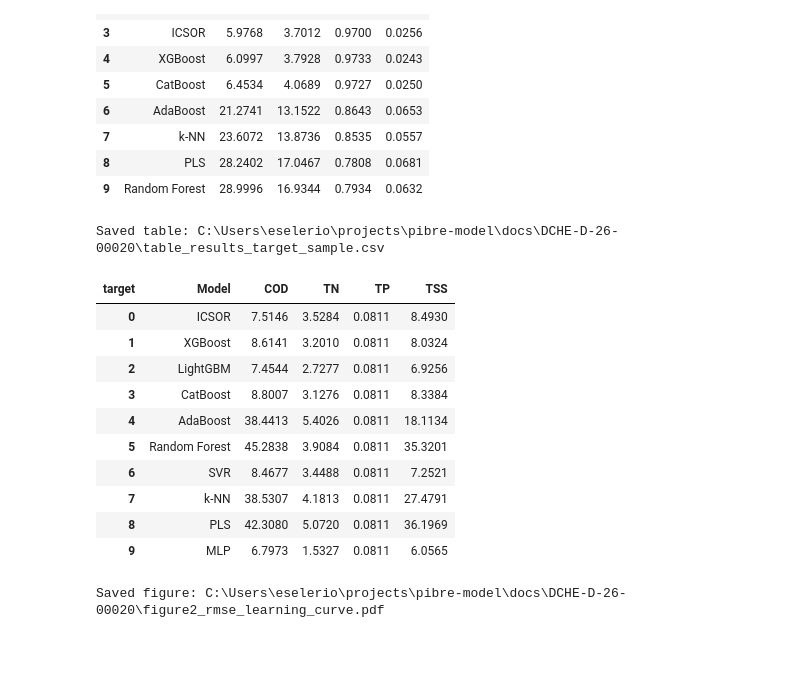
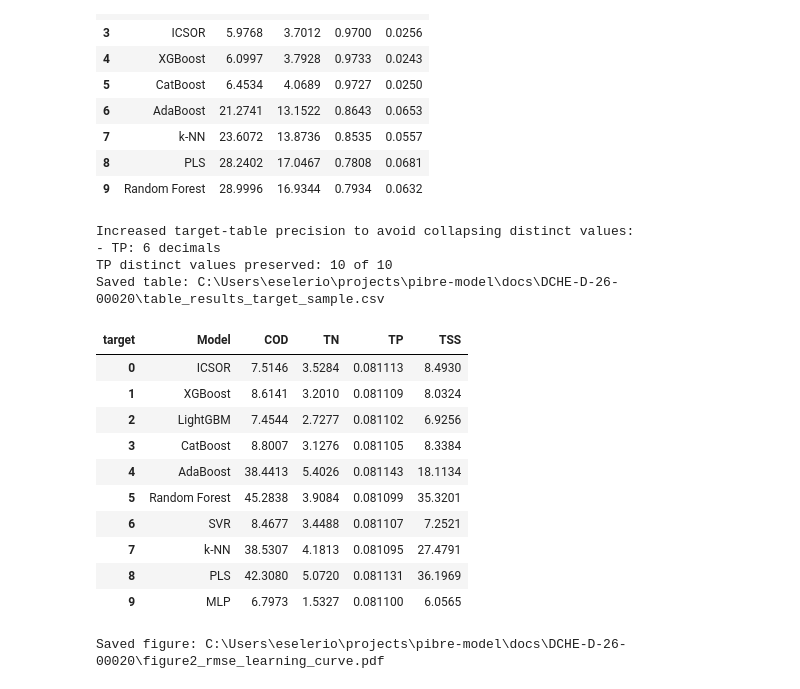
Before and after one commit to egbertoselerio1997/pibre-model, a Jupyter notebook: comparison.ipynb, the cells around one changed output. Cells and saved outputs as stored; diff of their text form; code cells hidden in the pictures; blank space fills up the shorter version.

```diff
--- a/comparison.ipynb
+++ b/comparison.ipynb
@@ -1236,24 +1236,53 @@ Saved table: C:\Users\eselerio\projects\pibre-model\docs\DCHE-D-26-00020\table_r
 | 9 | Random Forest | 28.9996 | 16.9344 | 0.7934 | 0.0632 |
 # %%
 target_table_rounded = target_table.copy()
+target_rounding_digits: dict[str, int] = {}
 for target_column in comparison_target_labels:
-    target_table_rounded[target_column] = target_table_rounded[target_column].astype(float).round(4)
+    raw_values = pd.to_numeric(target_table[target_column], errors="coerce")
+    decimals = 4
+    rounded_values = raw_values.round(decimals)
+    while (
+        raw_values.nunique(dropna=True) > rounded_values.nunique(dropna=True)
+        and decimals < 8
+    ):
+        decimals += 1
+        rounded_values = raw_values.round(decimals)
+    target_rounding_digits[target_column] = decimals
+    target_table_rounded[target_column] = rounded_values
+
+adjusted_target_rounding = {
+    target_column: decimals
+    for target_column, decimals in target_rounding_digits.items()
+    if decimals != 4
+}
+if adjusted_target_rounding:
+    print("Increased target-table precision to avoid collapsing distinct values:")
+    for target_column, decimals in adjusted_target_rounding.items():
+        print(f"- {target_column}: {decimals} decimals")
+
+if "TP" in adjusted_target_rounding:
+    tp_raw_values = pd.to_numeric(target_table["TP"], errors="coerce")
+    tp_display_values = pd.to_numeric(target_table_rounded["TP"], errors="coerce")
+    print(f"TP distinct values preserved: {tp_display_values.nunique(dropna=True)} of {tp_raw_values.nunique(dropna=True)}")
 
 target_export_path = export_table_csv("table_results_target_sample", target_table_rounded, index=False)
 ipython_display(target_table_rounded)
 # %% [output]
+Increased target-table precision to avoid collapsing distinct values:
+- TP: 6 decimals
+TP distinct values preserved: 10 of 10
 Saved table: C:\Users\eselerio\projects\pibre-model\docs\DCHE-D-26-00020\table_results_target_sample.csv
 | target | Model | COD | TN | TP | TSS |
-| 0 | ICSOR | 7.5146 | 3.5284 | 0.0811 | 8.4930 |
-| 1 | XGBoost | 8.6141 | 3.2010 | 0.0811 | 8.0324 |
-| 2 | LightGBM | 7.4544 | 2.7277 | 0.0811 | 6.9256 |
-| 3 | CatBoost | 8.8007 | 3.1276 | 0.0811 | 8.3384 |
-| 4 | AdaBoost | 38.4413 | 5.4026 | 0.0811 | 18.1134 |
-| 5 | Random Forest | 45.2838 | 3.9084 | 0.0811 | 35.3201 |
-| 6 | SVR | 8.4677 | 3.4488 | 0.0811 | 7.2521 |
-| 7 | k-NN | 38.5307 | 4.1813 | 0.0811 | 27.4791 |
-| 8 | PLS | 42.3080 | 5.0720 | 0.0811 | 36.1969 |
-| 9 | MLP | 6.7973 | 1.5327 | 0.0811 | 6.0565 |
+| 0 | ICSOR | 7.5146 | 3.5284 | 0.081113 | 8.4930 |
+| 1 | XGBoost | 8.6141 | 3.2010 | 0.081109 | 8.0324 |
+| 2 | LightGBM | 7.4544 | 2.7277 | 0.081102 | 6.9256 |
+| 3 | CatBoost | 8.8007 | 3.1276 | 0.081105 | 8.3384 |
+| 4 | AdaBoost | 38.4413 | 5.4026 | 0.081143 | 18.1134 |
+| 5 | Random Forest | 45.2838 | 3.9084 | 0.081099 | 35.3201 |
+| 6 | SVR | 8.4677 | 3.4488 | 0.081107 | 7.2521 |
+| 7 | k-NN | 38.5307 | 4.1813 | 0.081095 | 27.4791 |
+| 8 | PLS | 42.3080 | 5.0720 | 0.081131 | 36.1969 |
+| 9 | MLP | 6.7973 | 1.5327 | 0.081100 | 6.0565 |
 # %%
 rmse_curve_plot_frame = rmse_learning_curve_summary.copy()
 rmse_curve_plot_frame["model_label"] = pd.Categorical(
```
Also changed, not shown: 1 other file.
